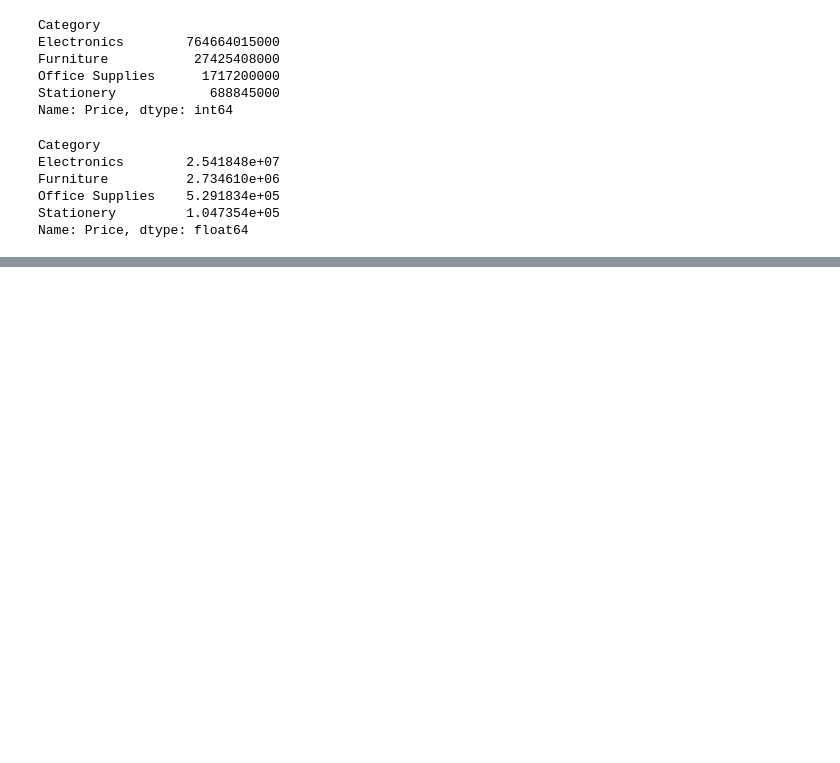
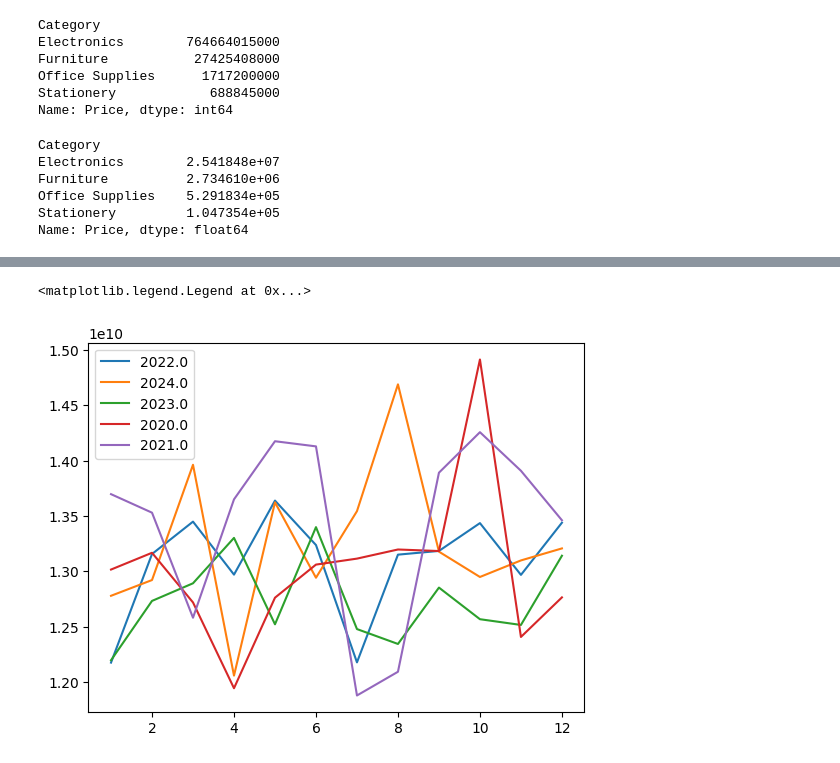
Before and after one commit to aminrahkan/sales-data-analysis, a Jupyter notebook: excercise 1 .ipynb, the cells around one changed output, grey strips where cells are left out. Cells and saved outputs as stored; diff of their text form; code cells hidden in the pictures; blank space fills up the shorter version.

```diff
--- a/excercise 1 .ipynb
+++ b/excercise 1 .ipynb
@@ -314,0 +364,3 @@ salesPercat=data.groupby('Category').aggregate(Total_Sales=data['Price'])
+# %%
+salesPerTime=data.groupby(['Year','Month'])['Price'].sum()
+salesPerTime
@@ -314,0 +385,9 @@ salesPercat=data.groupby('Category').aggregate(Total_Sales=data['Price'])
+# %%
+
+for i in data['Year'].unique():
+     data_year=salesPerTime.loc[i]
+     plt.plot(data_year.index,data_year.values,label=str(i))
+plt.legend()
+# %% [output]
+<matplotlib.legend.Legend at 0x...>
+[figure, added]
```
Also changed, not shown: parts of 8 cells of this notebook.
